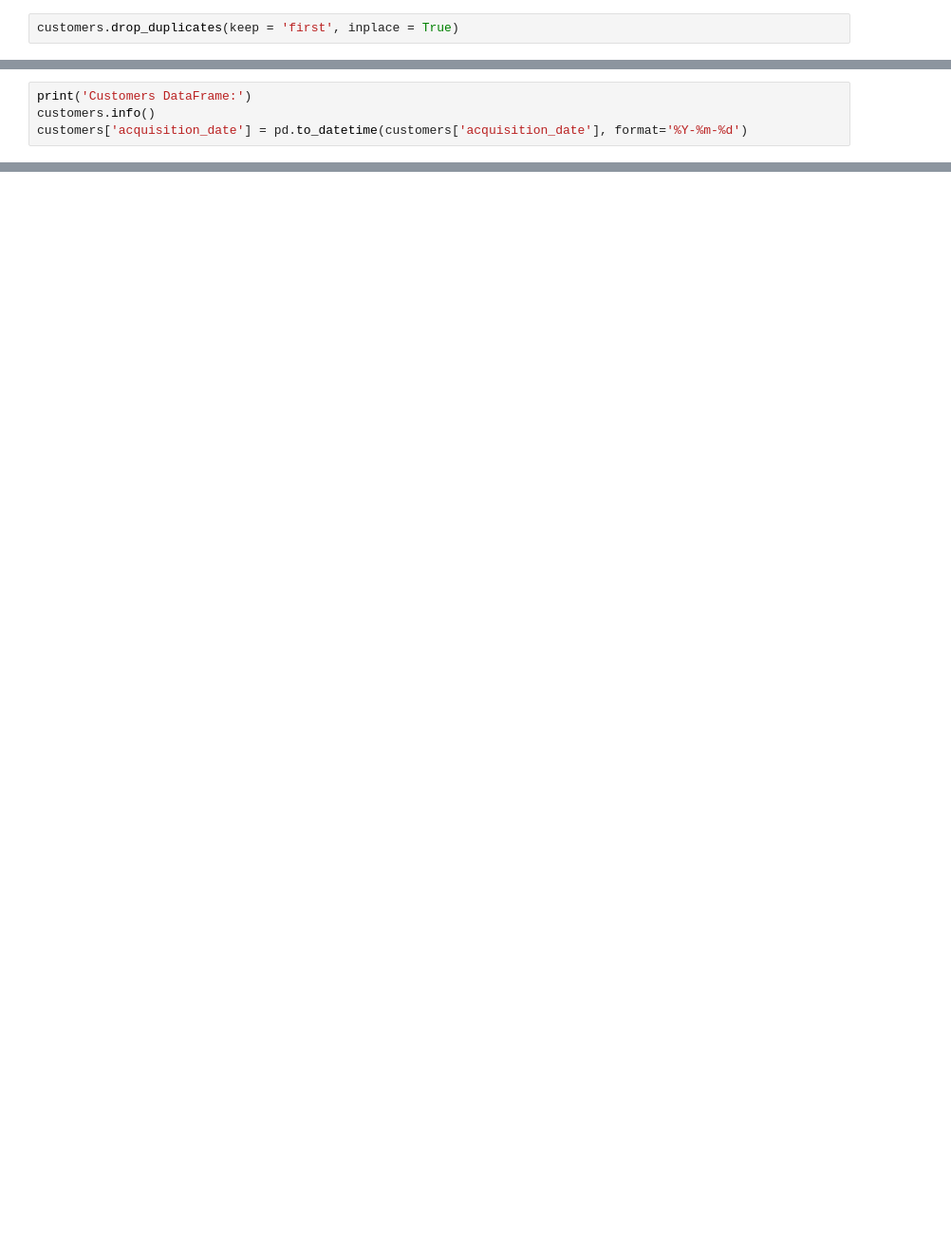
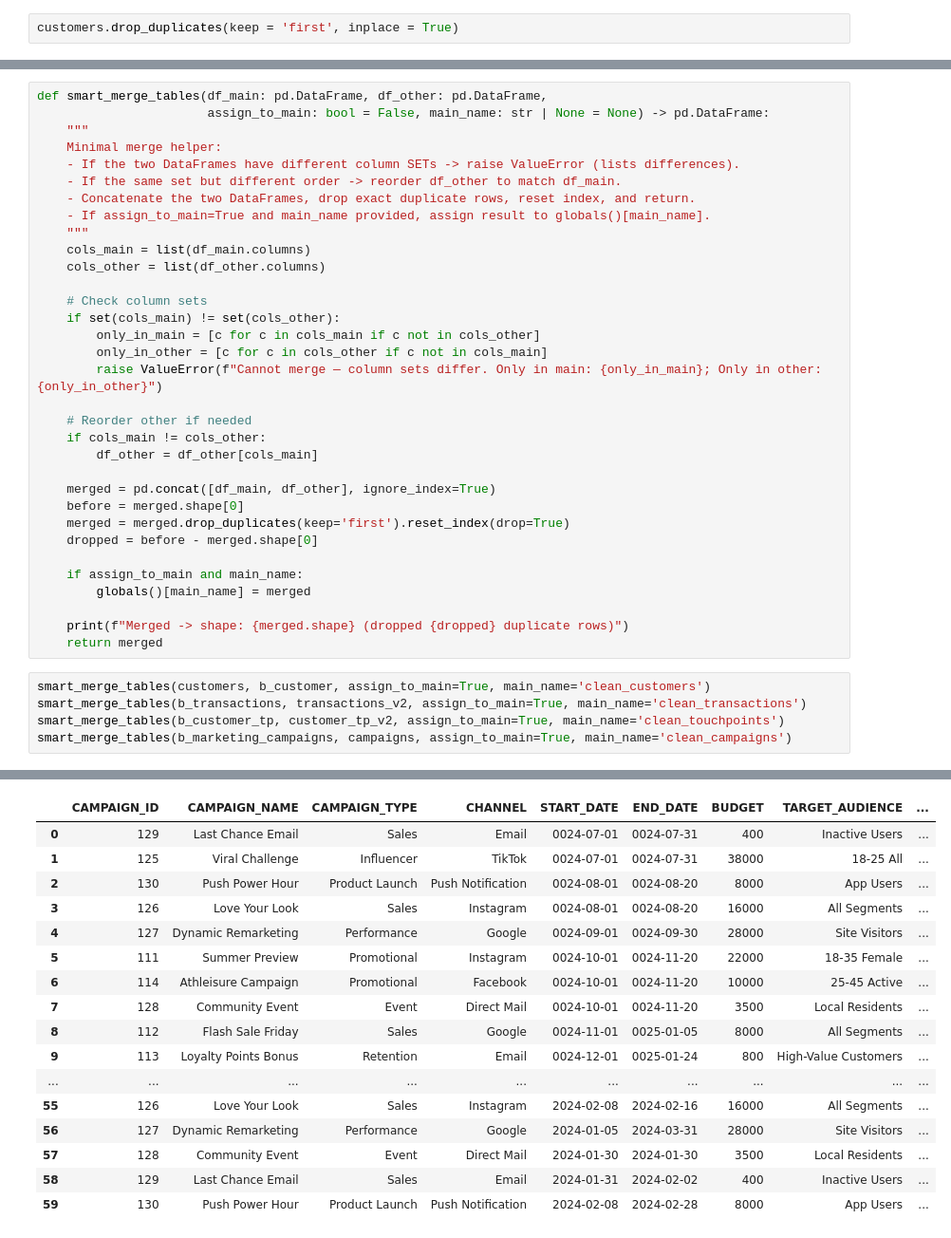
Before and after one commit to cameronbaron1/TJX-EIC, a Jupyter notebook: transform.ipynb, the cells around one changed output, grey strips where cells are left out. Shown at 95% size. Cells and saved outputs as stored; diff of their text form; blank space fills up the shorter version.

Commit message:
Clean files and updated notebook

```diff
--- a/transform.ipynb
+++ b/transform.ipynb
@@ -190,4 +256,0 @@ transactions: (45, 15)
-# %%
-print('Customers DataFrame:')
-customers.info()
-customers['acquisition_date'] = pd.to_datetime(customers['acquisition_date'], format='%Y-%m-%d')
@@ -277,0 +421,39 @@ memory usage: 5.1+ KB
+# %%
+def smart_merge_tables(df_main: pd.DataFrame, df_other: pd.DataFrame,
+                       assign_to_main: bool = False, main_name: str | None = None) -> pd.DataFrame:
+    """
+    Minimal merge helper:
+    - If the two DataFrames have different column SETs -> raise ValueError (lists differences).
+    - If the same set but different order -> reorder df_other to match df_main.
+    - Concatenate the two DataFrames, drop exact duplicate rows, reset index, and return.
+    - If assign_to_main=True and main_name provided, assign result to globals()[main_name].
+    """
+    cols_main = list(df_main.columns)
+    cols_other = list(df_other.columns)
+
+    # Check column sets
+    if set(cols_main) != set(cols_other):
+        only_in_main = [c for c in cols_main if c not in cols_other]
+        only_in_other = [c for c in cols_other if c not in cols_main]
+        raise ValueError(f"Cannot merge — column sets differ. Only in main: {only_in_main}; Only in other: {only_in_other}")
+
+    # Reorder other if needed
+    if cols_main != cols_other:
+        df_other = df_other[cols_main]
+
+    merged = pd.concat([df_main, df_other], ignore_index=True)
+    before = merged.shape[0]
+    merged = merged.drop_duplicates(keep='first').reset_index(drop=True)
+    dropped = before - merged.shape[0]
+
+    if assign_to_main and main_name:
+        globals()[main_name] = merged
+
+    print(f"Merged -> shape: {merged.shape} (dropped {dropped} duplicate rows)")
+    return merged
+# %%
+smart_merge_tables(customers, b_customer, assign_to_main=True, main_name='clean_customers')
+smart_merge_tables(b_transactions, transactions_v2, assign_to_main=True, main_name='clean_transactions')
+smart_merge_tables(b_customer_tp, customer_tp_v2, assign_to_main=True, main_name='clean_touchpoints')
+smart_merge_tables(b_marketing_campaigns, campaigns, assign_to_main=True, main_name='clean_campaigns')
+# %% [output]
@@ -277,0 +464,17 @@ memory usage: 5.1+ KB
+|  | CAMPAIGN_ID | CAMPAIGN_NAME | CAMPAIGN_TYPE | CHANNEL | START_DATE | END_DATE | BUDGET | TARGET_AUDIENCE | ... |
+| 0 | 129 | Last Chance Email | Sales | Email | 0024-07-01 | 0024-07-31 | 400 | Inactive Users | ... |
+| 1 | 125 | Viral Challenge | Influencer | TikTok | 0024-07-01 | 0024-07-31 | 38000 | 18-25 All | ... |
+| 2 | 130 | Push Power Hour | Product Launch | Push Notification | 0024-08-01 | 0024-08-20 | 8000 | App Users | ... |
+| 3 | 126 | Love Your Look | Sales | Instagram | 0024-08-01 | 0024-08-20 | 16000 | All Segments | ... |
+| 4 | 127 | Dynamic Remarketing | Performance | Google | 0024-09-01 | 0024-09-30 | 28000 | Site Visitors | ... |
+| 5 | 111 | Summer Preview | Promotional | Instagram | 0024-10-01 | 0024-11-20 | 22000 | 18-35 Female | ... |
+| 6 | 114 | Athleisure Campaign | Promotional | Facebook | 0024-10-01 | 0024-11-20 | 10000 | 25-45 Active | ... |
+| 7 | 128 | Community Event | Event | Direct Mail | 0024-10-01 | 0024-11-20 | 3500 | Local Residents | ... |
+| 8 | 112 | Flash Sale Friday | Sales | Google | 0024-11-01 | 0025-01-05 | 8000 | All Segments | ... |
+| 9 | 113 | Loyalty Points Bonus | Retention | Email | 0024-12-01 | 0025-01-24 | 800 | High-Value Customers | ... |
+| ... | ... | ... | ... | ... | ... | ... | ... | ... | ... |
+| 55 | 126 | Love Your Look | Sales | Instagram | 2024-02-08 | 2024-02-16 | 16000 | All Segments | ... |
+| 56 | 127 | Dynamic Remarketing | Performance | Google | 2024-01-05 | 2024-03-31 | 28000 | Site Visitors | ... |
+| 57 | 128 | Community Event | Event | Direct Mail | 2024-01-30 | 2024-01-30 | 3500 | Local Residents | ... |
+| 58 | 129 | Last Chance Email | Sales | Email | 2024-01-31 | 2024-02-02 | 400 | Inactive Users | ... |
+| 59 | 130 | Push Power Hour | Product Launch | Push Notification | 2024-02-08 | 2024-02-28 | 8000 | App Users | ... |
```
Also changed, not shown: parts of 21 cells of this notebook, 19 other files.
